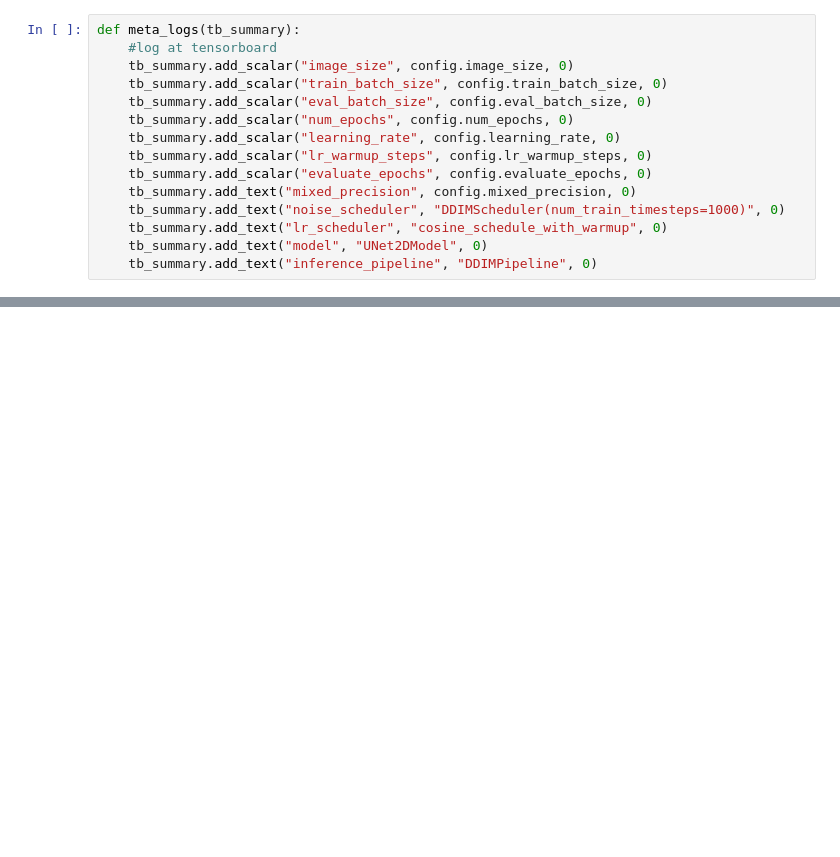
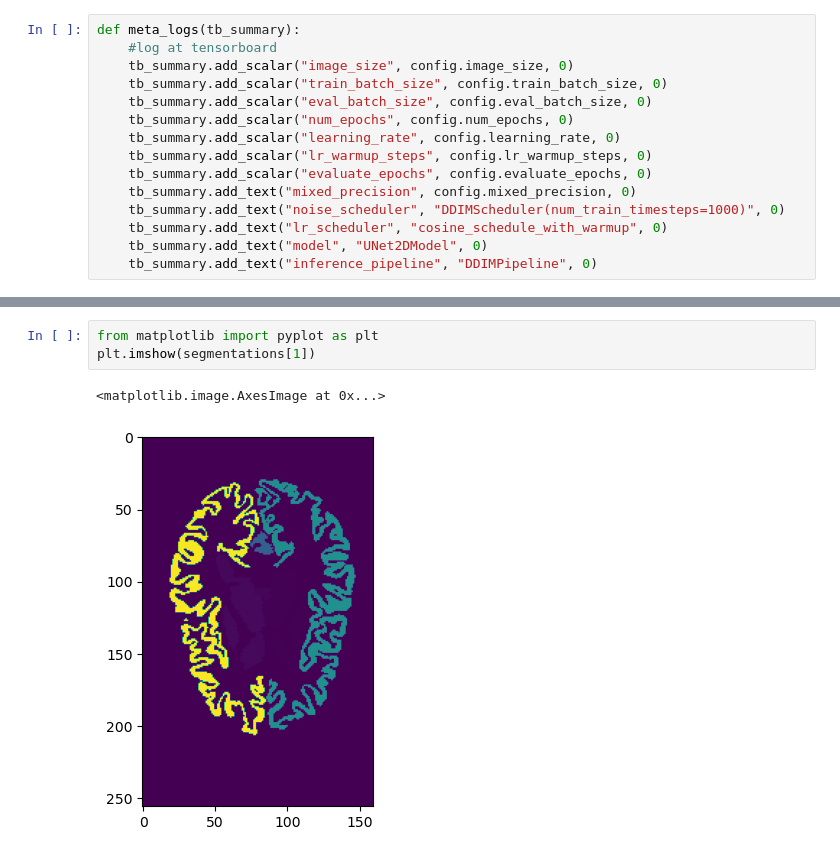
Before and after one commit to vinzenzuhr/Diffusion_Lesions, a Jupyter notebook: 05_Implementation/Jupyter notebooks/lesion_filling_conditioned_lesions/lesion_filling_conditioned_lesions.ipynb, the cells around one changed output, grey strips where cells are left out. Cells and saved outputs as stored; diff of their text form; blank space fills up the shorter version.

```diff
--- a/05_Implementation/Jupyter notebooks/lesion_filling_conditioned_lesions/lesion_filling_conditioned_lesions.ipynb
+++ b/05_Implementation/Jupyter notebooks/lesion_filling_conditioned_lesions/lesion_filling_conditioned_lesions.ipynb
@@ -751,0 +675,6 @@ with open(filename, 'w') as fp:
+# %%
+from matplotlib import pyplot as plt
+plt.imshow(segmentations[1])
+# %% [output]
+<matplotlib.image.AxesImage at 0x...>
+[figure, added]
```
Also changed, not shown: parts of 26 cells of this notebook, 3 other files.
